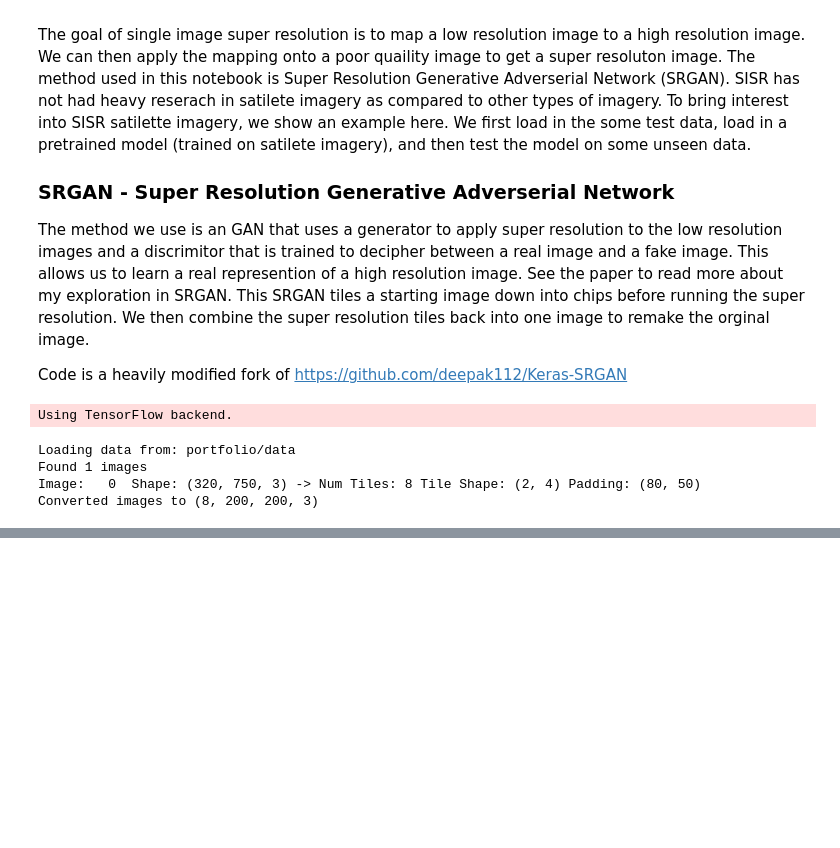
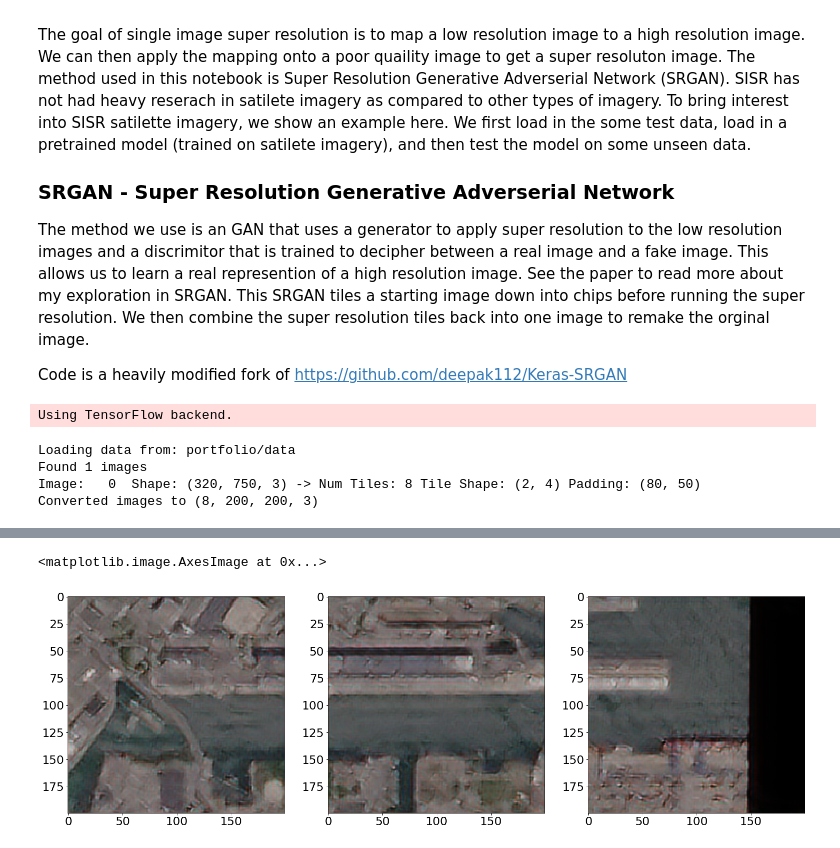
Before and after one commit to mrciolino/Test-Repo, a Jupyter notebook: portfolio/SISR Example.ipynb, the cells around one changed output, grey strips where cells are left out. Saved outputs shown, nothing was run; the diff lists cells and outputs as text; code cells hidden in the pictures; blank space fills up the shorter version.

```diff
--- a/portfolio/SISR Example.ipynb
+++ b/portfolio/SISR Example.ipynb
@@ -77,0 +68,9 @@ img_low_res: (80, 188, 3) img_generated: (320, 750, 3) img_high_res: (320, 750,
+# %%
+# Example Super Res
+f, axarr = plt.subplots(1, 3, figsize=(25, 10))
+axarr[0].imshow(super_res_imgs[1])
+axarr[1].imshow(super_res_imgs[2])
+axarr[2].imshow(super_res_imgs[3])
+# %% [output]
+<matplotlib.image.AxesImage at 0x...>
+[figure, added]
```
Also changed, not shown: parts of 3 cells of this notebook.
